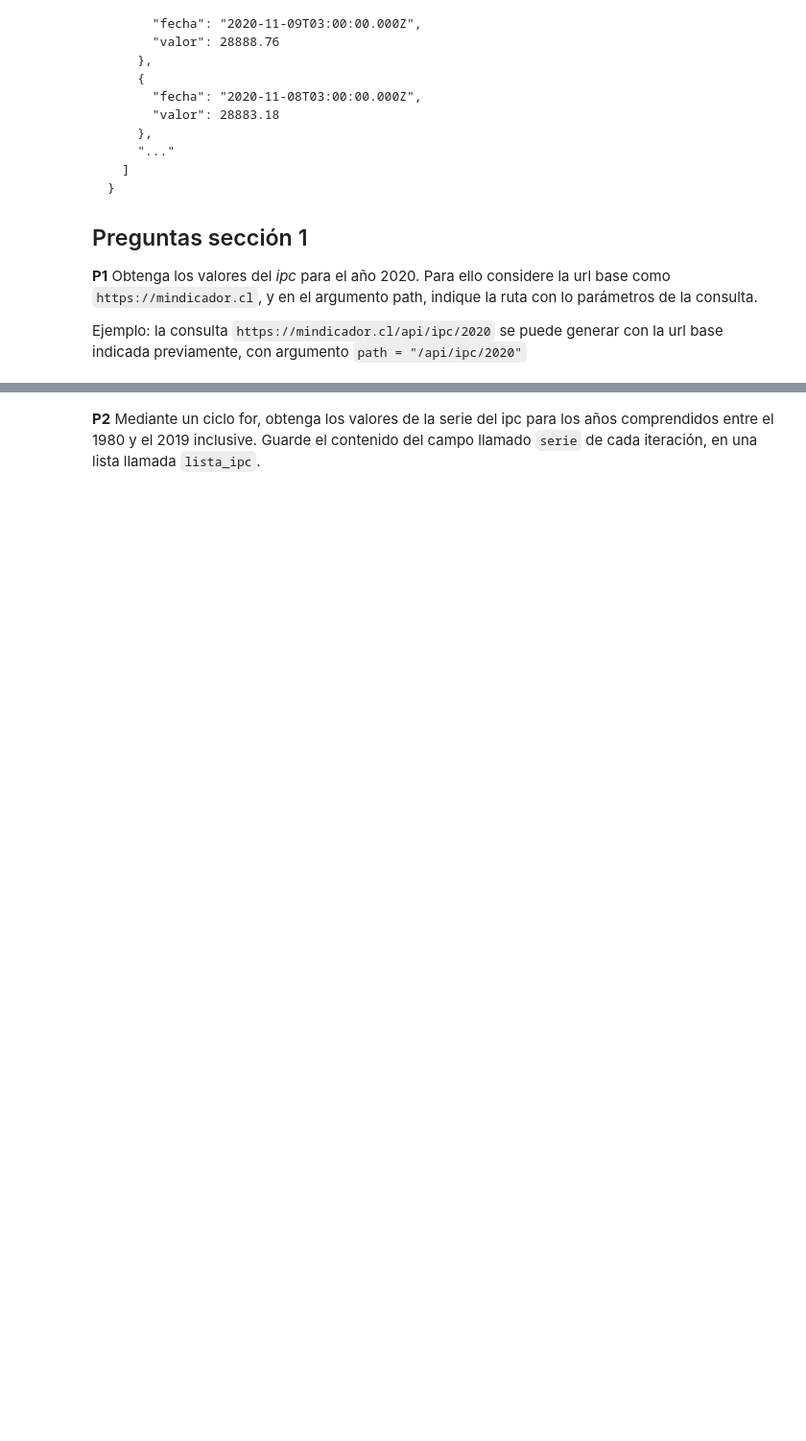
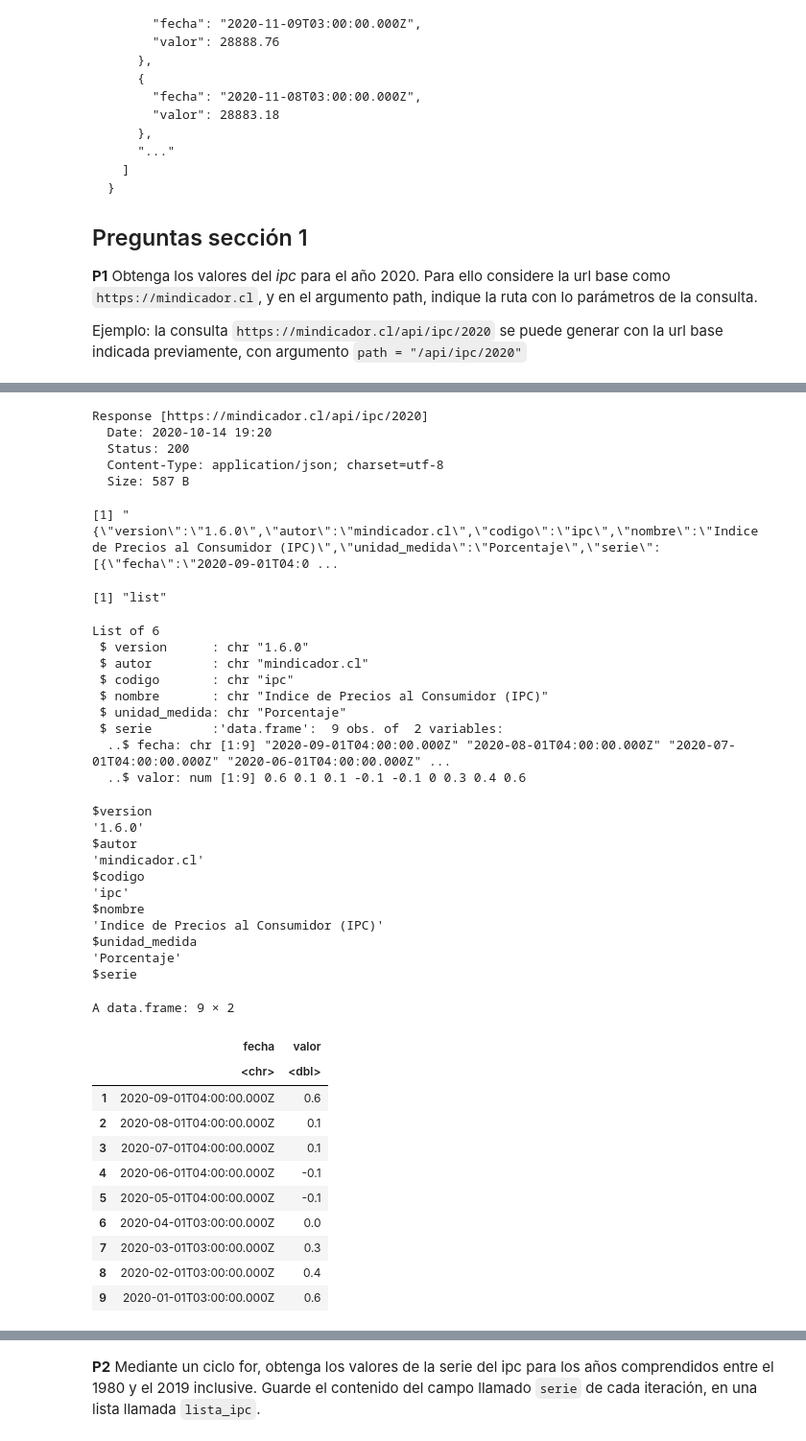
Before and after one commit to mrrojas72/Introduccion_a_ciencia_de_datos_R, a Jupyter notebook: Ayudantías/Ayudantía3/A3_Taller.ipynb, the cells around one changed output, grey strips where cells are left out. Shown at 96% size. Drawn from its saved outputs; the diff is of its cells as text; code cells hidden in the pictures; blank space fills up the shorter version.

```diff
--- a/Ayudantías/Ayudantía3/A3_Taller.ipynb
+++ b/Ayudantías/Ayudantía3/A3_Taller.ipynb
@@ -240,3 +313,11 @@ Entrega los valores del indicador consultado según el año especificado https:/
 **P1** Obtenga los valores del _ipc_ para el año 2020. Para ello considere la url base como `https://mindicador.cl`, y en el argumento path, indique la ruta con lo parámetros de la consulta.
 
 Ejemplo: la consulta `https://mindicador.cl/api/ipc/2020` se puede generar con la url base indicada previamente, con argumento `path = "/api/ipc/2020"`
+# %%
+library(dplyr) # Manipulacion
+library(httr) # GET! (curl package)
+library(jsonlite) # JSON -> a "algo" legible
+
+url_base <- 'https://mindicador.cl'
+
+consulta <- GET(url_base, path = '/api/ipc/2020')
@@ -242,0 +336,55 @@ Ejemplo: la consulta `https://mindicador.cl/api/ipc/2020` se puede generar con l
+# %%
+consulta # Si el Status: 200 entonces estamos OK (logramos conexión)
+# %% [output]
+Response [https://mindicador.cl/api/ipc/2020]
+  Date: 2020-10-14 19:20
+  Status: 200
+  Content-Type: application/json; charset=utf-8
+  Size: 587 B
+# %%
+text <- content(consulta, as = 'text') # RAW data
+# %%
+text
+# %% [output]
+[1] "{\"version\":\"1.6.0\",\"autor\":\"mindicador.cl\",\"codigo\":\"ipc\",\"nombre\":\"Indice de Precios al Consumidor (IPC)\",\"unidad_medida\":\"Porcentaje\",\"serie\":[{\"fecha\":\"2020-09-01T04:0 ...
+# %%
+contenido <- fromJSON(text)
+# %%
+class(contenido)
+str(contenido)
+head(contenido)
+# Tarea: qué concluimos a partir de estos datos de IPC?
+# %% [output]
+[1] "list"
+List of 6
+ $ version      : chr "1.6.0"
+ $ autor        : chr "mindicador.cl"
+ $ codigo       : chr "ipc"
+ $ nombre       : chr "Indice de Precios al Consumidor (IPC)"
+ $ unidad_medida: chr "Porcentaje"
+ $ serie        :'data.frame':  9 obs. of  2 variables:
+  ..$ fecha: chr [1:9] "2020-09-01T04:00:00.000Z" "2020-08-01T04:00:00.000Z" "2020-07-01T04:00:00.000Z" "2020-06-01T04:00:00.000Z" ...
+  ..$ valor: num [1:9] 0.6 0.1 0.1 -0.1 -0.1 0 0.3 0.4 0.6
+$version
+'1.6.0'
+$autor
+'mindicador.cl'
+$codigo
+'ipc'
+$nombre
+'Indice de Precios al Consumidor (IPC)'
+$unidad_medida
+'Porcentaje'
+$serie
+A data.frame: 9 × 2
+|  | fecha | valor |
+|  | <chr> | <dbl> |
+| 1 | 2020-09-01T04:00:00.000Z | 0.6 |
+| 2 | 2020-08-01T04:00:00.000Z | 0.1 |
+| 3 | 2020-07-01T04:00:00.000Z | 0.1 |
+| 4 | 2020-06-01T04:00:00.000Z | -0.1 |
+| 5 | 2020-05-01T04:00:00.000Z | -0.1 |
+| 6 | 2020-04-01T03:00:00.000Z | 0.0 |
+| 7 | 2020-03-01T03:00:00.000Z | 0.3 |
+| 8 | 2020-02-01T03:00:00.000Z | 0.4 |
+| 9 | 2020-01-01T03:00:00.000Z | 0.6 |
```
Also changed, not shown: parts of 26 cells of this notebook.
